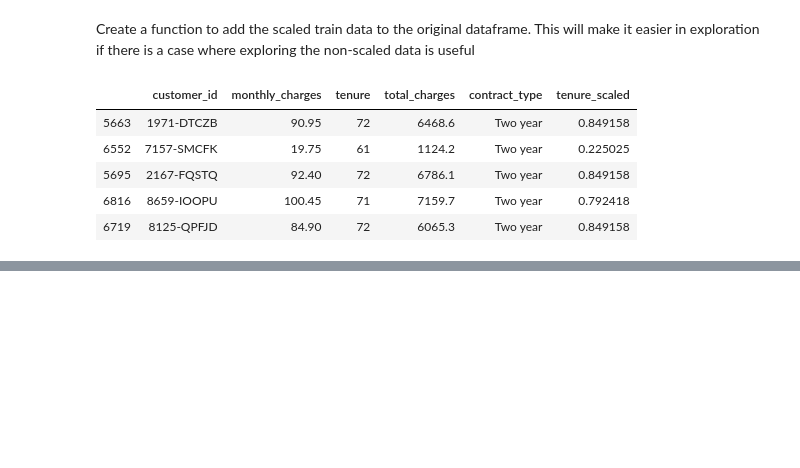
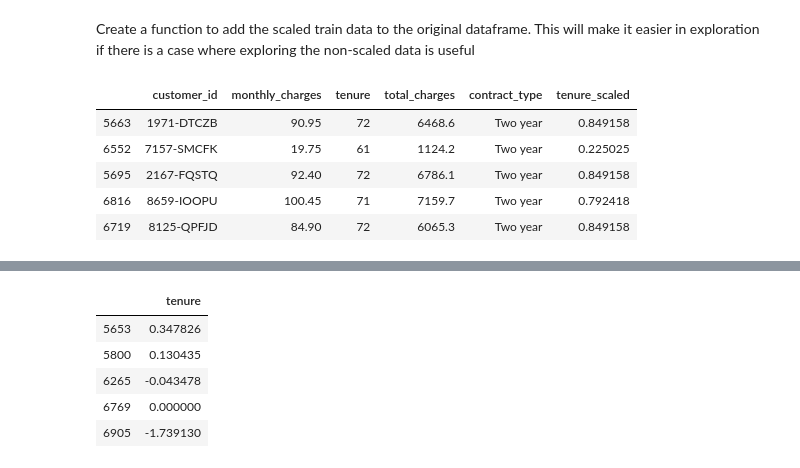
Before and after one commit to JadaShipp/ds-methodologies-exercises, a Jupyter notebook: regression/split_scale_scratch_pad.ipynb, the cells around one changed output, grey strips where cells are left out. Drawn from its saved outputs; the diff is of its cells as text; code cells hidden in the pictures; blank space fills up the shorter version.

```diff
--- a/regression/split_scale_scratch_pad.ipynb
+++ b/regression/split_scale_scratch_pad.ipynb
@@ -253,0 +361,9 @@ scaler, X_train_scaled, X_test_scaled = iqr_robust_scaler(X_train, X_test)
+# %%
+X_test_scaled.head()
+# %% [output]
+|  | tenure |
+| 5653 | 0.347826 |
+| 5800 | 0.130435 |
+| 6265 | -0.043478 |
+| 6769 | 0.000000 |
+| 6905 | -1.739130 |
```
Also changed, not shown: parts of 22 cells of this notebook.
